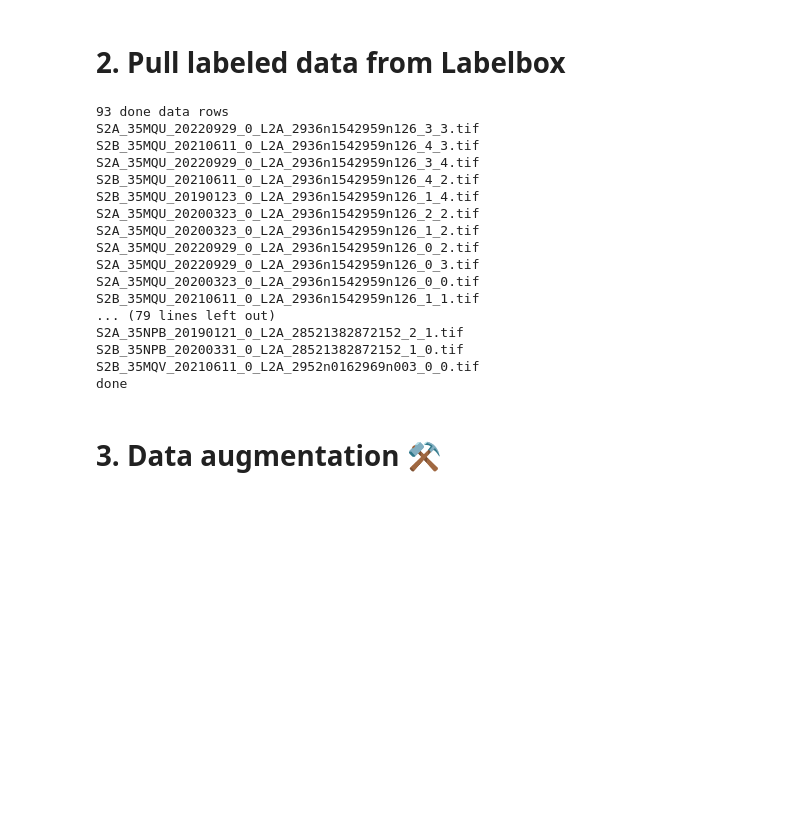
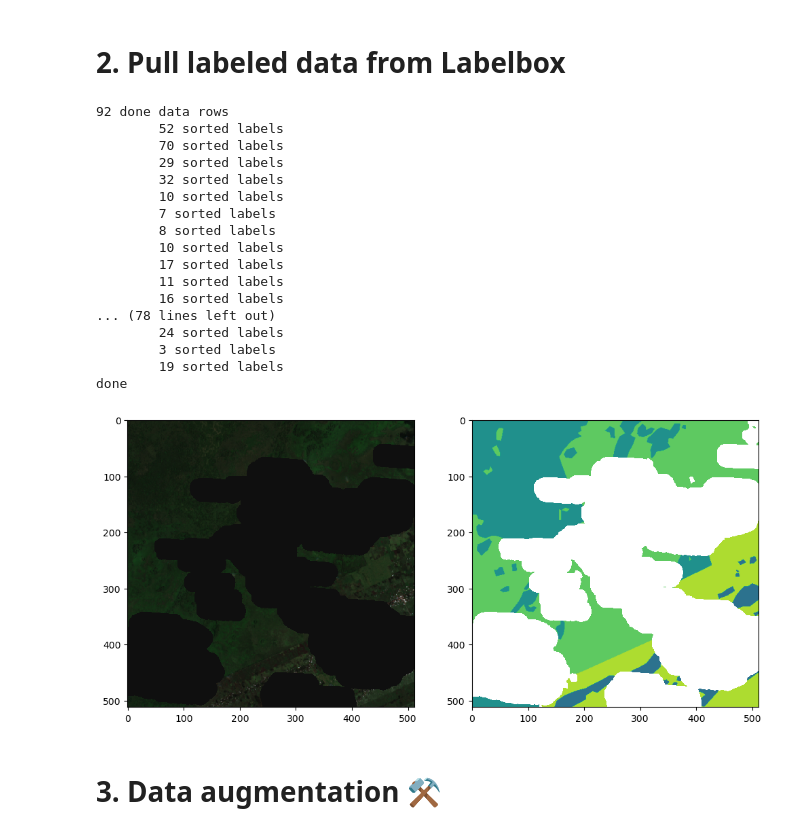
Before and after one commit to caseyslaught/smartcarte-containers, a Jupyter notebook: notebooks/src/RunPrepareLandcoverChips.ipynb, the cells around one changed output. Saved outputs shown, nothing was run; the diff lists cells and outputs as text; code cells hidden in the pictures; blank space fills up the shorter version.

```diff
--- a/notebooks/src/RunPrepareLandcoverChips.ipynb
+++ b/notebooks/src/RunPrepareLandcoverChips.ipynb
@@ -395,13 +452,13 @@ from common.utilities.visualization import plot_bands
 LANDCOVER_CLASSES = {
     'unclassified': 0,
     'cloud' : 1,
-    'built' : 2,
-    'water' : 3,
-    'bare_ground' : 4,
+    'bare_ground' : 2,
+    'built' : 3,
+    'trees' : 4,
     'burned' : 5,
-    'trees' : 6,
+    'semi_natural_vegetation' : 6,
     'agriculture' : 7,
-    'semi_natural_vegetation' : 8,
+    'water' : 8,
 }
 
 data_rows = get_data_rows()
@@ -438,7 +495,7 @@ for i, row in enumerate(data_rows):
     islands = []
     sorted_labels = sorted(labels, key=lambda lab: LANDCOVER_CLASSES[lab['value']], reverse=True)
 
-    print(f'\t{len(sorted_labels)} sorted labels')
+    # print(f'\t{len(sorted_labels)} sorted labels')
 
     for label in sorted_labels:
         class_value = label['value']
@@ -446,50 +503,52 @@ for i, row in enumerate(data_rows):
 
         label_id = label['featureId']
         polygon = label_polygons[label_id]
         polygon_mask = geometry_mask([polygon], source_shape, source_transform, invert=True)
 
         island_test_polygons = label_polygons.copy()
         del island_test_polygons[label_id]
         is_poly_island = is_island(polygon, list(island_test_polygons.values()))
 
         if is_poly_island:
             islands.append((class_idx, polygon_mask))
         else:
             labels_data[polygon_mask] = class_idx
 
     for class_idx, polygon_mask in islands:
         labels_data[polygon_mask] = class_idx
 
     labels_mask = source_mask.copy()
-    labels_mask |= labels_data == 0
+    labels_mask |= labels_data == 0 # unclassified
+    labels_mask |= labels_data == 1 # clouds
     labels_data = np.ma.array(labels_data, mask=labels_mask)
 
     if i == 0:
         fig, (ax1, ax2) = plt.subplots(1, 2, figsize=(12, 12))
         plot_bands(source_data, ax=ax1, bands=[2, 1, 0], transpose=True)
         ax2.imshow(labels_data, vmin=0, vmax=8)
 
     write_array_to_tif(labels_data, label_path, bbox, dtype=np.uint8, nodata=NODATA_BYTE)
 
 print('done')
 # %% [output]
-93 done data rows
-S2A_35MQU_20220929_0_L2A_2936n1542959n126_3_3.tif
-S2B_35MQU_20210611_0_L2A_2936n1542959n126_4_3.tif
-S2A_35MQU_20220929_0_L2A_2936n1542959n126_3_4.tif
-S2B_35MQU_20210611_0_L2A_2936n1542959n126_4_2.tif
-S2B_35MQU_20190123_0_L2A_2936n1542959n126_1_4.tif
-S2A_35MQU_20200323_0_L2A_2936n1542959n126_2_2.tif
-S2A_35MQU_20200323_0_L2A_2936n1542959n126_1_2.tif
-S2A_35MQU_20220929_0_L2A_2936n1542959n126_0_2.tif
-S2A_35MQU_20220929_0_L2A_2936n1542959n126_0_3.tif
-S2A_35MQU_20200323_0_L2A_2936n1542959n126_0_0.tif
-S2B_35MQU_20210611_0_L2A_2936n1542959n126_1_1.tif
-... (79 lines left out)
-S2A_35NPB_20190121_0_L2A_28521382872152_2_1.tif
-S2B_35NPB_20200331_0_L2A_28521382872152_1_0.tif
-S2B_35MQV_20210611_0_L2A_2952n0162969n003_0_0.tif
+92 done data rows
+        52 sorted labels
+        70 sorted labels
+        29 sorted labels
+        32 sorted labels
+        10 sorted labels
+        7 sorted labels
+        8 sorted labels
+        10 sorted labels
+        17 sorted labels
+        11 sorted labels
+        16 sorted labels
+... (78 lines left out)
+        24 sorted labels
+        3 sorted labels
+        19 sorted labels
 done
+[figure, added]
 # %% [markdown]
 # 3. Data augmentation ⚒️
 # %% [markdown]
```
Also changed, not shown: parts of 8 cells of this notebook, 2 other files.
